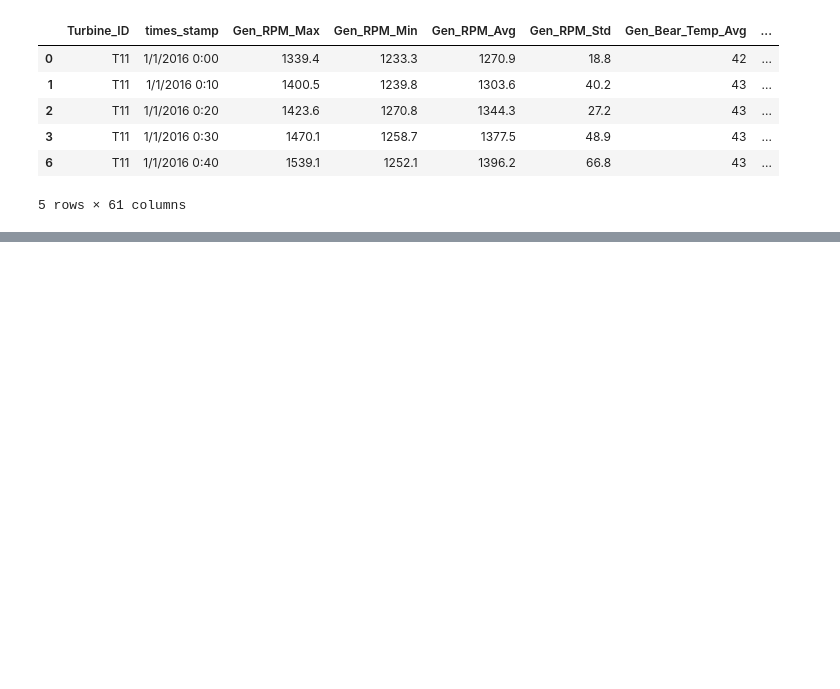
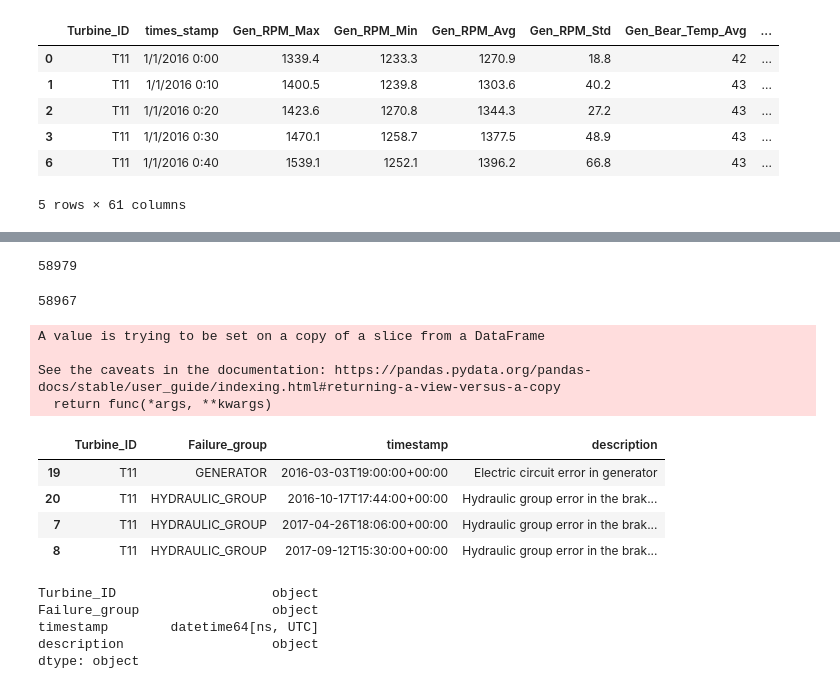
Before and after one commit to sarahrosegallagher/Wind_Turbine_Gearbox_Predictive_Analysis, a Jupyter notebook: Isaac_repo/supervised_test.ipynb, the cells around one changed output, grey strips where cells are left out. Cells and saved outputs as stored; diff of their text form; code cells hidden in the pictures; blank space fills up the shorter version.

```diff
--- a/Isaac_repo/supervised_test.ipynb
+++ b/Isaac_repo/supervised_test.ipynb
@@ -27,3 +48,40 @@ t11_df.head()
+# %%
+t11_df.times_stamp.count()
+# %% [output]
+58979
+# %%
+t11_df.times_stamp.nunique()
+# %% [output]
+58967
+# %%
+# There are duplicate timestamps, dropping duplicate info
+t11_df.drop_duplicates("times_stamp", inplace=True)
+# %% [output]
+A value is trying to be set on a copy of a slice from a DataFrame
+
+See the caveats in the documentation: https://pandas.pydata.org/pandas-docs/stable/user_guide/indexing.html#returning-a-view-versus-a-copy
+  return func(*args, **kwargs)
+# %%
+failures_df = pd.read_csv("../New+Master+Fault+Table+-+EDPR.csv")
+failures_df.columns = ["Turbine_ID", "Failure_group", "timestamp", "description"]
+t11_failures_df = failures_df[failures_df["Turbine_ID"] == "T11"].sort_values(by="timestamp")
+# %%
+t11_failures_df
+# %% [output]
+|  | Turbine_ID | Failure_group | timestamp | description |
+| 19 | T11 | GENERATOR | 2016-03-03T19:00:00+00:00 | Electric circuit error in generator |
+| 20 | T11 | HYDRAULIC_GROUP | 2016-10-17T17:44:00+00:00 | Hydraulic group error in the brak... |
+| 7 | T11 | HYDRAULIC_GROUP | 2017-04-26T18:06:00+00:00 | Hydraulic group error in the brak... |
+| 8 | T11 | HYDRAULIC_GROUP | 2017-09-12T15:30:00+00:00 | Hydraulic group error in the brak... |
+# %%
+t11_failures_df['timestamp'] = pd.to_datetime(t11_failures_df['timestamp'], utc=False)
+t11_failures_df.dtypes
+# %% [output]
+Turbine_ID                    object
+Failure_group                 object
+timestamp        datetime64[ns, UTC]
+description                   object
+dtype: object
 # %%
 import plotly.express as px
 
```
Also changed, not shown: parts of 18 cells of this notebook.
